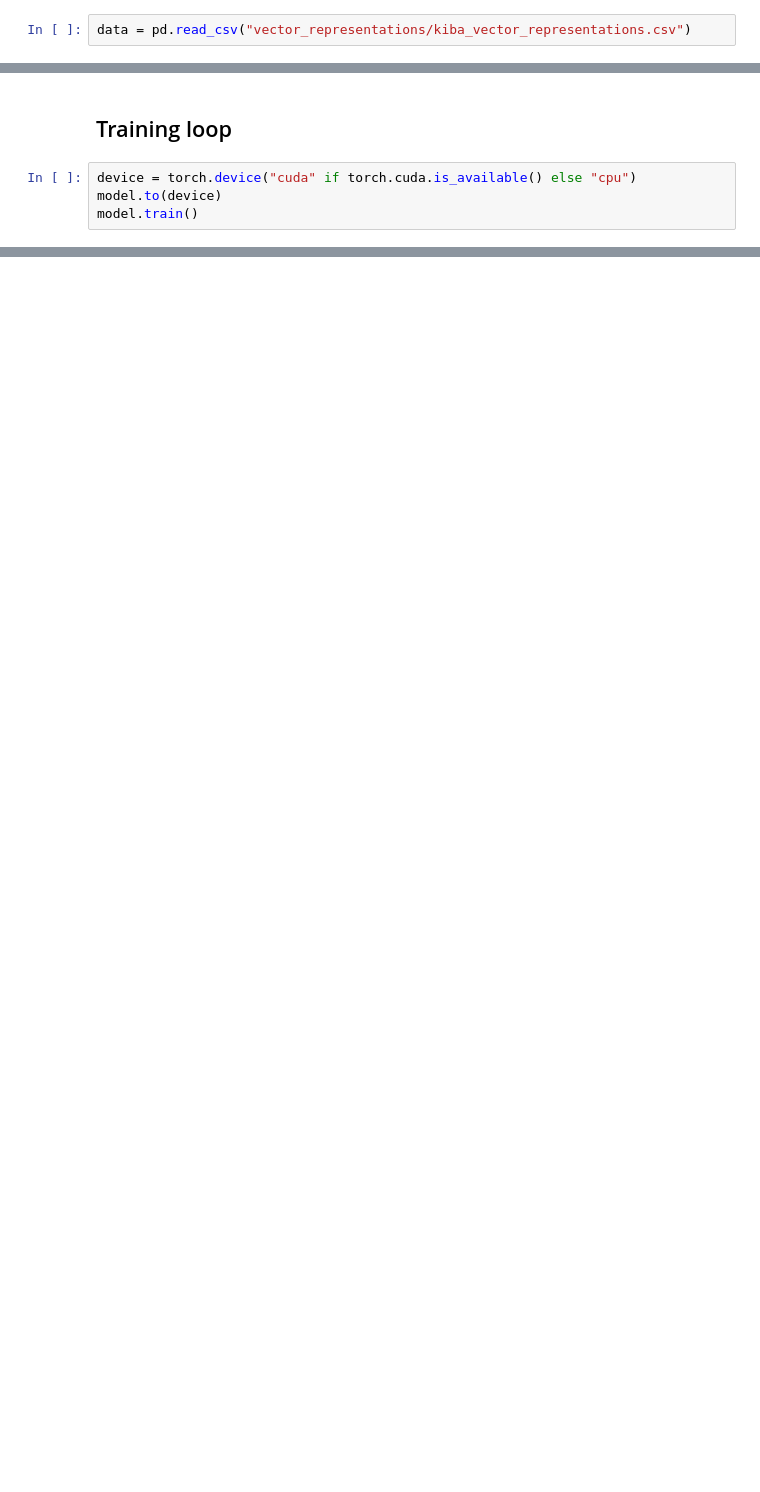
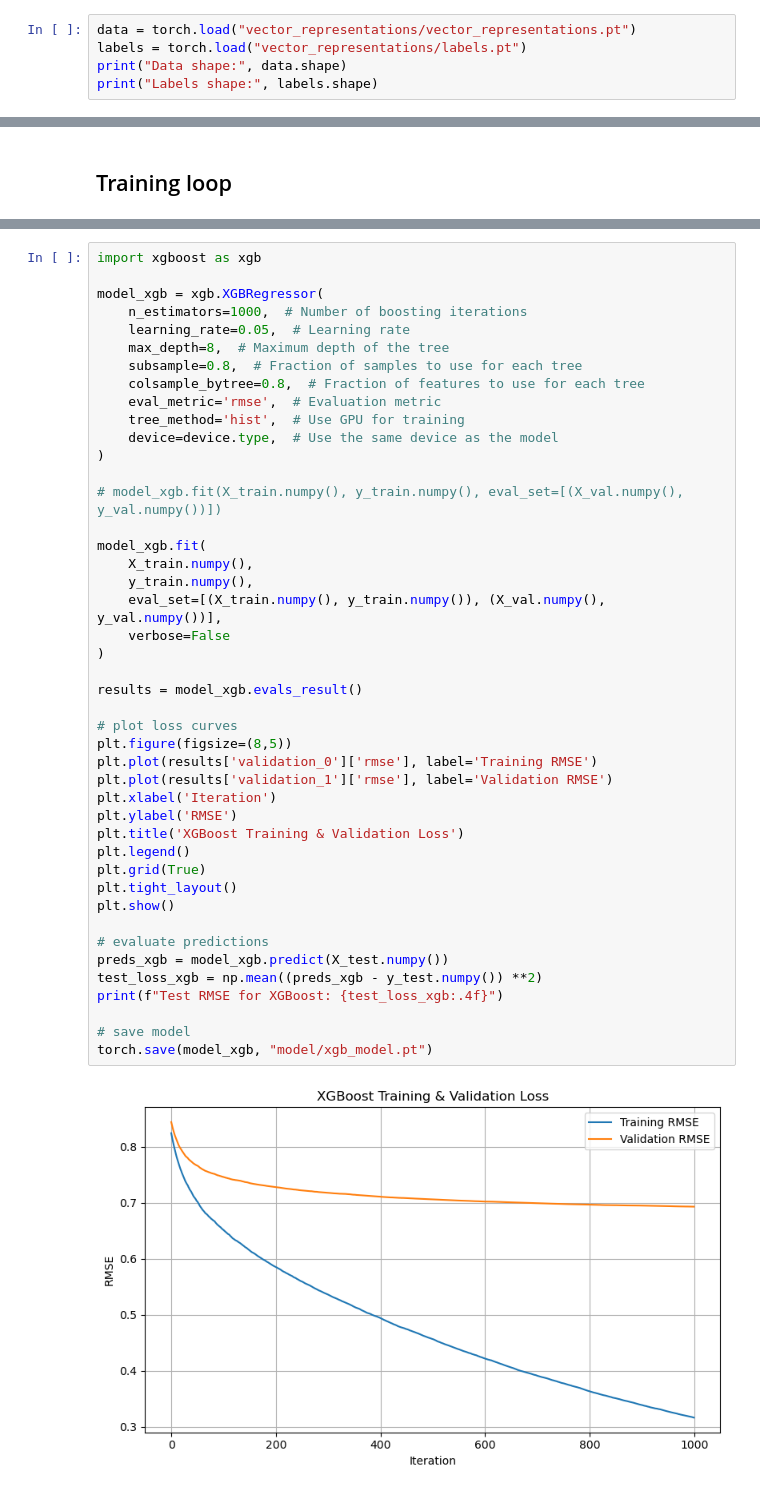
Before and after one commit to hernlerAnja/Structure-Aware-DTA, a Jupyter notebook: new_model_training.ipynb, the cells around one changed output, grey strips where cells are left out. Saved outputs shown, nothing was run; the diff lists cells and outputs as text; blank space fills up the shorter version.

```diff
--- a/new_model_training.ipynb
+++ b/new_model_training.ipynb
@@ -10,4 +41,7 @@ import pandas as pd
 # %% [markdown]
 ## Load data (vector representations)
 # %%
-data = pd.read_csv("vector_representations/kiba_vector_representations.csv")
+data = torch.load("vector_representations/vector_representations.pt")
+labels = torch.load("vector_representations/labels.pt")
+print("Data shape:", data.shape)
+print("Labels shape:", labels.shape)
@@ -32,6 +215,2 @@ model = SimpleMLP(input_dim=data.shape[1] - 1, output_dim=1)  # Assuming last co
 # %% [markdown]
 ## Training loop
-# %%
-device = torch.device("cuda" if torch.cuda.is_available() else "cpu")
-model.to(device)
-model.train()
@@ -92,0 +349,46 @@ predictions = torch.cat(predictions).numpy()
+# %%
+import xgboost as xgb
+
+model_xgb = xgb.XGBRegressor(
+    n_estimators=1000,  # Number of boosting iterations
+    learning_rate=0.05,  # Learning rate
+    max_depth=8,  # Maximum depth of the tree
+    subsample=0.8,  # Fraction of samples to use for each tree
+    colsample_bytree=0.8,  # Fraction of features to use for each tree
+    eval_metric='rmse',  # Evaluation metric
+    tree_method='hist',  # Use GPU for training
+    device=device.type,  # Use the same device as the model
+)
+
+# model_xgb.fit(X_train.numpy(), y_train.numpy(), eval_set=[(X_val.numpy(), y_val.numpy())])
+
+model_xgb.fit(
+    X_train.numpy(),
+    y_train.numpy(),
+    eval_set=[(X_train.numpy(), y_train.numpy()), (X_val.numpy(), y_val.numpy())],
+    verbose=False
+)
+
+results = model_xgb.evals_result()
+
+# plot loss curves
+plt.figure(figsize=(8,5))
+plt.plot(results['validation_0']['rmse'], label='Training RMSE')
+plt.plot(results['validation_1']['rmse'], label='Validation RMSE')
+plt.xlabel('Iteration')
+plt.ylabel('RMSE')
+plt.title('XGBoost Training & Validation Loss')
+plt.legend()
+plt.grid(True)
+plt.tight_layout()
+plt.show()
+
+# evaluate predictions
+preds_xgb = model_xgb.predict(X_test.numpy())
+test_loss_xgb = np.mean((preds_xgb - y_test.numpy()) **2)
+print(f"Test RMSE for XGBoost: {test_loss_xgb:.4f}")
+
+# save model
+torch.save(model_xgb, "model/xgb_model.pt")
+# %% [output]
+[figure, added]
```
Also changed, not shown: parts of 45 cells of this notebook, 1 other file.
